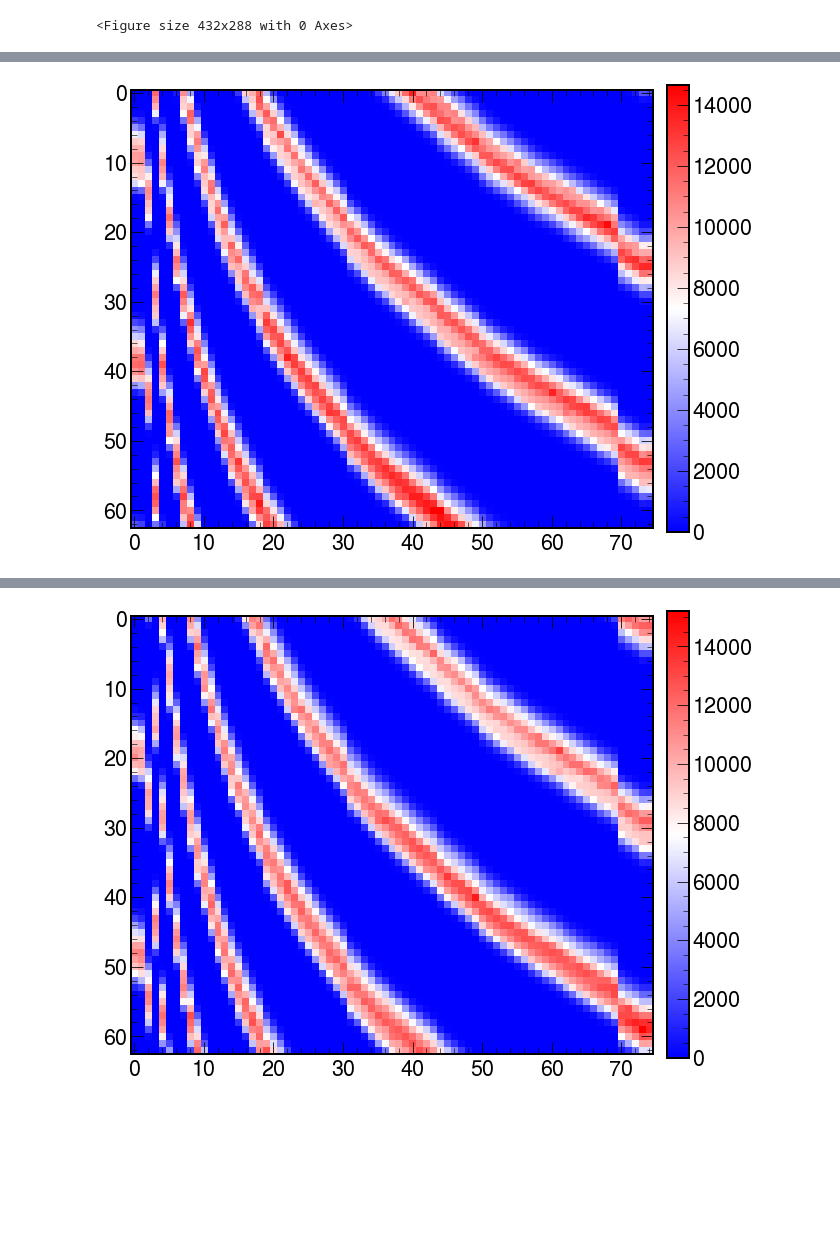
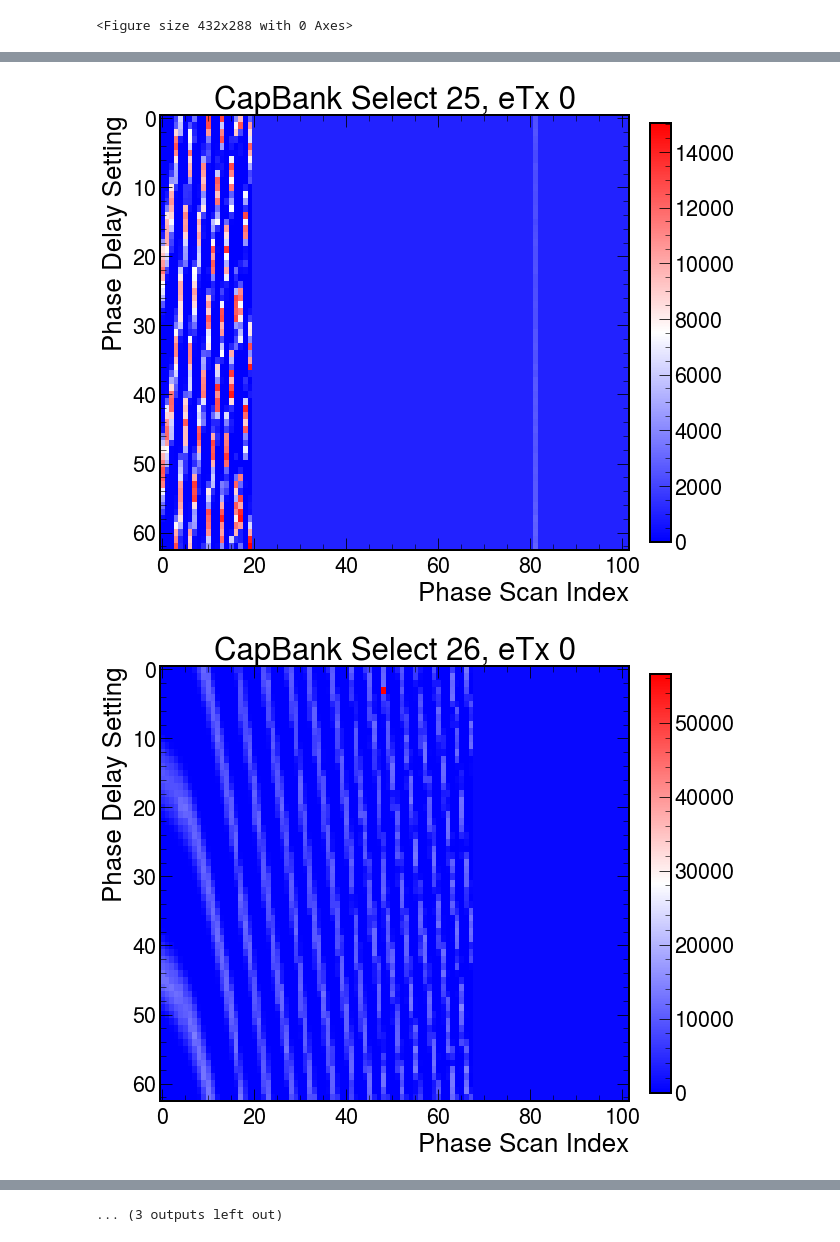
Before and after one commit to dnoonan08/ObelixTID_Sep2022, a Jupyter notebook: PlotETXPhaseScans.ipynb, the cells around one changed output, grey strips where cells are left out. Saved outputs shown, nothing was run; the diff lists cells and outputs as text; code cells hidden in the pictures; blank space fills up the shorter version.

```diff
--- a/PlotETXPhaseScans.ipynb
+++ b/PlotETXPhaseScans.ipynb
@@ -26,11 +60,9 @@ def getPhase(fName):
         x=np.ones(63*13,dtype=int).reshape(63,13)*999
     return x
 
-for capSel in [25,26,27,28,29,30,31,56,57,58,59]:
+capBankVals=[0,1,2,3,4,5,6,7,8,9,10,11,12,13,14,15,24,25,26,27,28,29,30,31,56,57,58,59,60,61,62,63,120,121,122,123,124,125,126,127]
+
+for capSel in capBankVals:
     df[f'phaseScan_1p20V_CapSel{capSel}']=df['Timestamp'].apply(lambda x: getPhase(f'phaseScans/board_10/voltage_1_20/{x}/eTx_DelayScan_CapSelect_{capSel}.csv'))
     df[f'phaseScan_1p08V_CapSel{capSel}']=df['Timestamp'].apply(lambda x: getPhase(f'phaseScans/board_10/voltage_1_08/{x}/eTx_DelayScan_CapSelect_{capSel}.csv'))
     df[f'phaseScan_1p32V_CapSel{capSel}']=df['Timestamp'].apply(lambda x: getPhase(f'phaseScans/board_10/voltage_1_32/{x}/eTx_DelayScan_CapSelect_{capSel}.csv'))
-# %%
-x=np.array(list(df.phaseScan_1p20V_CapSel56.values))
-plt.imshow(x[:,:,0].T,cmap=mpl.colormaps['bwr'])
-plt.colorbar(fraction=0.04, pad=.025);
@@ -38,0 +69,7 @@ plt.colorbar(fraction=0.04, pad=.025);
+# %%
+df_bestPhase=pd.DataFrame(index=df.index)
+
+for c in df.columns[2:]:
+    x=df[c].apply(get_max_width).values
+    df_bestPhase[c+"_width"]=[i[0] for i in x]
+    df_bestPhase[c+"_width2"]=[i[1] for i in x]
@@ -39,5 +114,11 @@ plt.colorbar(fraction=0.04, pad=.025);
 # %%
-x=np.array(list(df.phaseScan_1p20V_CapSel57.values))
-plt.imshow(x[:,:,0].T,cmap=mpl.colormaps['bwr'])
-plt.colorbar(fraction=0.04, pad=.025);
+i_eTx=11
+for i in [25,26,27,28,29,30,31,56,57,58,59,60,61,62,63]:
+    x=np.array(list(df.loc['2022-09-26 14:45':][f'phaseScan_1p20V_CapSel{i}'].values))
+    fig=plt.figure(figsize=(15,8))
+    im=plt.imshow(x[:,:,i_eTx].T,cmap=mpl.colormaps['bwr'],aspect=1.5)
+    plt.xlabel('Phase Scan Index')
+    plt.ylabel('Phase Delay Setting')
+    plt.colorbar(fraction=0.025, pad=.025);
+    plt.title(f'CapBank Select {i}, eTx {i_eTx}, V=1.20')
 # %% [output]
@@ -45,6 +138,13 @@ plt.colorbar(fraction=0.04, pad=.025);
 # %%
-x=np.array(list(df.phaseScan_1p20V_CapSel58.values))
-plt.imshow(x[:,:,0].T,cmap=mpl.colormaps['bwr'])
-plt.colorbar(fraction=0.04, pad=.025);
+i_eTx=0
+for i in [25,26,27,28,29,30,31,56,57,58,59,60,61,62,63]:
+    x=np.array(list(df.loc['2022-09-26 14:45':][f'phaseScan_1p08V_CapSel{i}'].values))
+    fig=plt.figure(figsize=(15,8))
+    im=plt.imshow(x[:,:,i_eTx].T,cmap=mpl.colormaps['bwr'],aspect=1.5)
+    plt.xlabel('Phase Scan Index')
+    plt.ylabel('Phase Delay Setting')
+    plt.colorbar(fraction=0.025, pad=.025);
+    plt.title(f'CapBank Select {i}, eTx {i_eTx}')
 # %% [output]
-[figure, old version]
+[figure, new version]
+[figure, added]
@@ -51,6 +161,11 @@ plt.colorbar(fraction=0.04, pad=.025);
+... (3 outputs left out)
 # %%
-x=np.array(list(df.phaseScan_1p20V_CapSel59.values))
-plt.imshow(x[:,:,0].T,cmap=mpl.colormaps['bwr'])
-plt.colorbar(fraction=0.04, pad=.025);
+i_eRx=0
+for i in [25,26,27,28,29,30,31,56,57,58,59,60,61,62,63]:
+    x=np.array(list(df.loc['2022-09-26 14:45':][f'phaseScan_1p32V_CapSel{i}'].values))
+    fig=plt.figure(figsize=(15,8))
+    im=plt.imshow(x[:,:,i_eRx].T,cmap=mpl.colormaps['bwr'],aspect=1.5)
+    plt.xlabel('Phase Scan Index')
+    plt.ylabel('Phase Delay Setting')
+    plt.colorbar(fraction=0.025, pad=.025);
+    plt.title(f'CapBank Select {i}, eRx {i_eRx}')
-# %% [output]
-[figure, removed]
```
Also changed, not shown: parts of 12 cells of this notebook, 3 other files.
